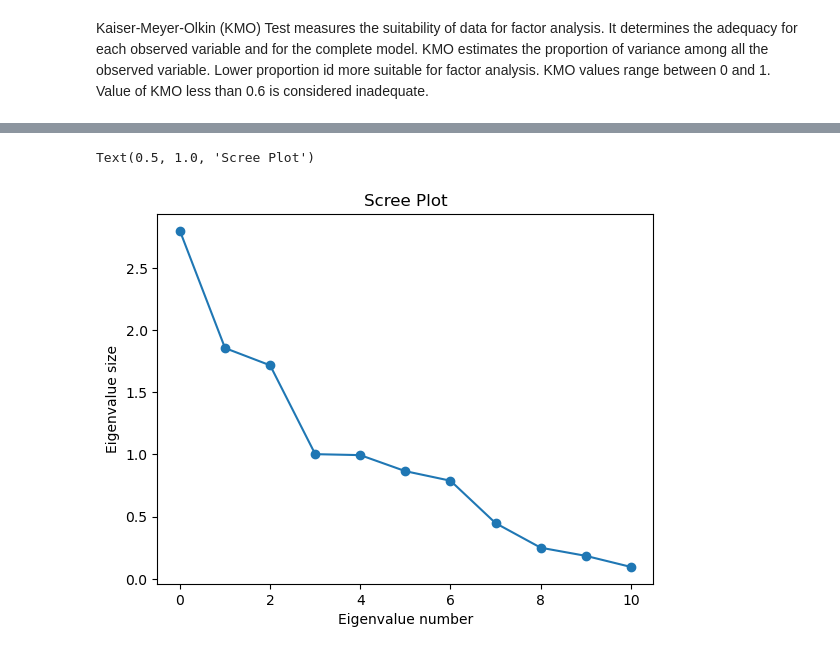
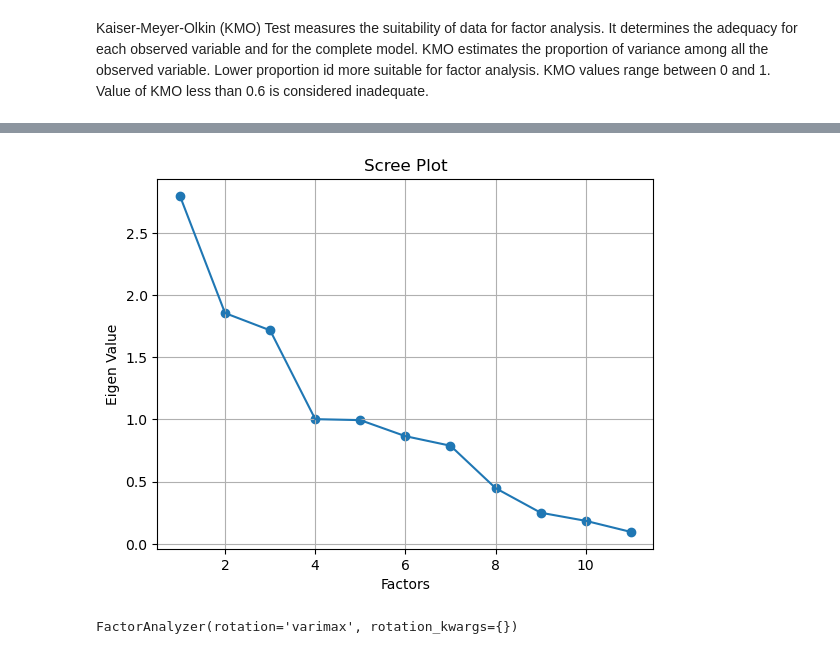
Before and after one commit to AmirJlr/Data-Science-Algorithms-FUM, a Jupyter notebook: Linear Model/FA/factor analysis 1 .ipynb, the cells around one changed output, grey strips where cells are left out. Drawn from its saved outputs; the diff is of its cells as text; code cells hidden in the pictures.

```diff
--- a/Linear Model/FA/factor analysis 1 .ipynb
+++ b/Linear Model/FA/factor analysis 1 .ipynb
@@ -47,0 +25,6 @@ kmo_model
+# %%
+scaler =  StandardScaler()
+df = scaler.fit_transform(data)
+
+df = pd.DataFrame(data=df,columns=data.columns)
+df.head()
@@ -54 +54,3 @@ fa = FactorAnalyzer(n_factors=2, rotation="varimax", method="principal", is_corr
+# %%
+fa = FactorAnalyzer(rotation = None,impute = "drop",n_factors=df.shape[1])
 # %%
@@ -89,8 +59,0 @@ Specific Variances:
-# %%
-plt.plot(fa.get_eigenvalues()[0], marker='o')
-plt.xlabel("Eigenvalue number")
-plt.ylabel("Eigenvalue size")
-plt.title("Scree Plot")
-# %% [output]
-Text(0.5, 1.0, 'Scree Plot')
-[figure, removed]
@@ -98,0 +60,16 @@ transformed_df = pd.DataFrame(fa.transform(data), columns=['RF1', 'RF2'])
+# %%
+ev,_ = fa.get_eigenvalues()
+# %%
+plt.scatter(range(1,df.shape[1]+1),ev)
+plt.plot(range(1,df.shape[1]+1),ev)
+plt.title('Scree Plot')
+plt.xlabel('Factors')
+plt.ylabel('Eigen Value')
+plt.grid()
+# %% [output]
+[figure, added]
+# %%
+fa = FactorAnalyzer(n_factors=3,rotation='varimax')
+fa.fit(df)
+# %% [output]
+FactorAnalyzer(rotation='varimax', rotation_kwargs={})
```
Also changed, not shown: parts of 19 cells of this notebook.
